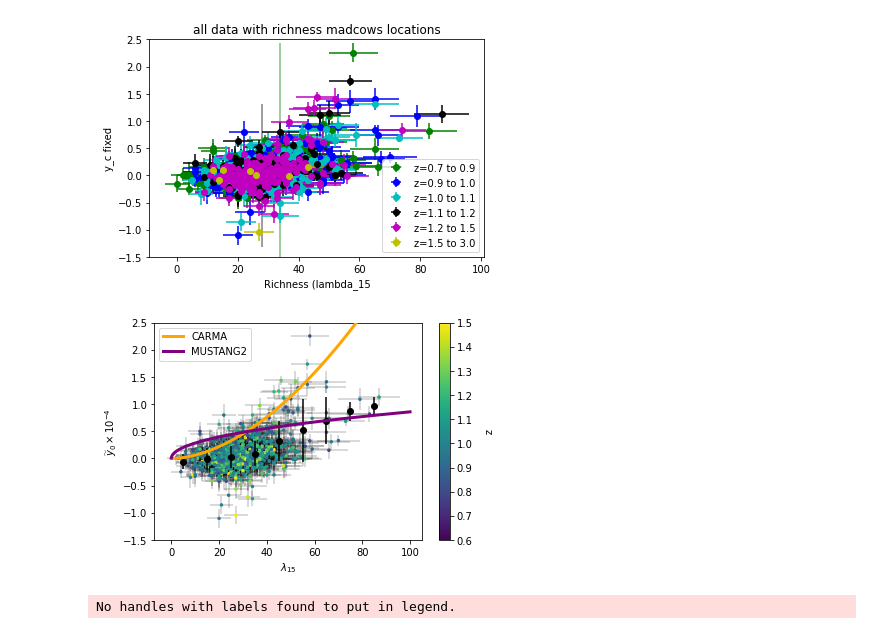
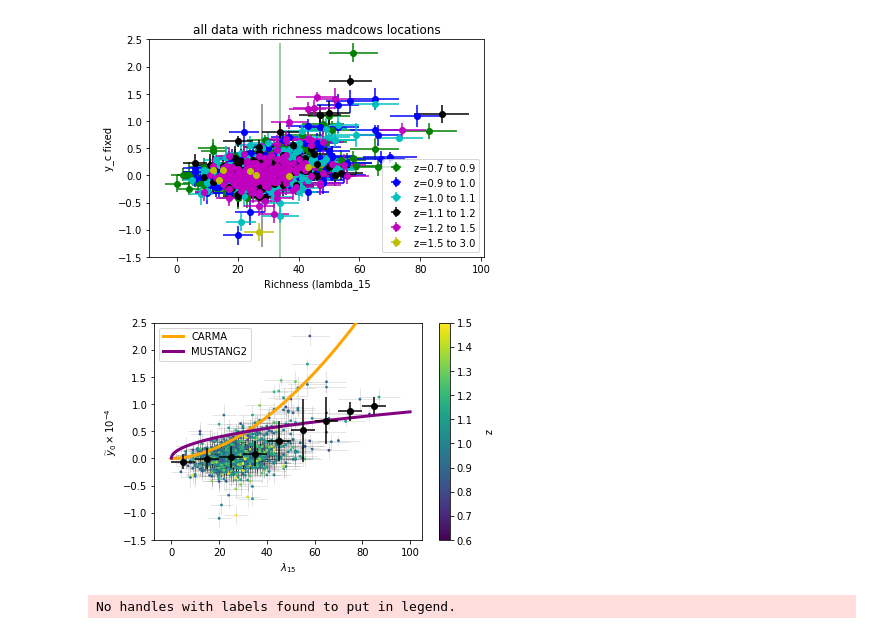
Before and after one commit to Sulla2012/madcowsclusters, a Jupyter notebook: fig6.ipynb, the cells around one changed output. Cells and saved outputs as stored; diff of their text form; code cells hidden in the pictures.

```diff
--- a/fig6.ipynb
+++ b/fig6.ipynb
@@ -163,37 +163,38 @@ for rr in range(len(rl)-1) :
         plt.scatter(richness[gi_rich1], act[1].data[gi_rich1]['fixed_y_c'], c = mc_z[gi_rich1], zorder = 2, vmin = 0, vmax = 2)
         plt.errorbar(richness[gi_rich1],act[1].data[gi_rich1]['fixed_y_c'],xerr=richness_e[gi_rich1],yerr=np.abs(act[1].data[gi_rich1]['fixed_err_y_c']),fmt='o', alpha = 0.5, color = 'black', zorder = 1)#,color=colours[rr])#,label='z={} to {}'.format(rl[rr],rl[rr+1]))
     yzw[rr]=1.0/np.sqrt(np.sum(1.0/act[1].data[gi_rich1]['fixed_err_y_c']**2))
     yz[rr]=np.sum(act[1].data[gi_rich1]['fixed_y_c']/act[1].data[gi_rich1]['fixed_err_y_c']**2)/np.sum(1.0/act[1].data[gi_rich1]['fixed_err_y_c']**2)
     n[rr]=gi_rich1.shape[0]
 """
 gi_rich1=np.where((richness > 0) & (richness < 5e4) & (np.abs(act[1].data[:]['fixed_err_y_c']) <= 0.75))[0]
 #plt.scatter(richness[gi_rich1], act[1].data[gi_rich1]['fixed_y_c'], zorder = 2, c = 'green', s = 1)
-plt.scatter(richness[gi_rich1], act[1].data[gi_rich1]['fixed_y_c'], zorder = 2, s = 6, c = mc_z[gi_rich1], vmin = 0.6, vmax = 1.5)
+plt.scatter(richness[gi_rich1], act[1].data[gi_rich1]['fixed_y_c'], zorder = 2, s = 3, c = mc_z[gi_rich1], vmin = 0.6, vmax = 1.5)
 plt.errorbar(richness[gi_rich1],act[1].data[gi_rich1]['fixed_y_c'],xerr=richness_e[gi_rich1],yerr=np.abs(act[1].data[gi_rich1]['fixed_err_y_c']),
-             fmt='o', alpha = 0.2, ecolor = 'black', zorder = 1, ms = 1)#,color=colours[rr])#,label='z={} to {}'.format(rl[rr],rl[rr+1]))
+             fmt='o', alpha = 0.2, ecolor = 'black', zorder = 1, ms = 1, elinewidth = 0.5)#,color=colours[rr])#,label='z={} to {}'.format(rl[rr],rl[rr+1]))
 
 r_bins = np.arange(5,95, 10)
 r_binned = np.zeros(len(r_bins))
 r_binned_err = np.zeros(len(r_bins))
 for i, rmean in enumerate(r_bins):
     flags = np.where((richness > (rmean-5)) & (richness <= (rmean+5)))[0]
     r_binned[i] = np.mean(act[1].data[flags]['fixed_y_c'])
     r_binned_err[i] = np.std(act[1].data[flags]['fixed_y_c'])
 
-plt.errorbar(r_bins, r_binned, yerr = r_binned_err, zorder = 4, linestyle = 'none', fmt='o', alpha = 1, color = 'black')
+plt.errorbar(r_bins, r_binned, xerr = 5, yerr = r_binned_err, zorder = 11, linestyle = 'none', fmt='o', alpha = 1, color = 'black')
 
 
 cbar = plt.colorbar()
 cbar.set_label('z', rotation=270, labelpad = 20)
 
 plt.plot(x0,MtoY0(mass_from_richness(x0), z = 0.4)*1e4, label='CARMA', color = 'orange', zorder = 10, linewidth = 3)
 plt.plot(x0,MtoY0(mass_from_richness2(x0), z = 0.4)*1e4, label='MUSTANG2', color = 'purple', zorder = 10, linewidth = 3)
 plt.ylabel(r'$\widetilde{y}_0\times 10^{-4}$')
 plt.xlabel(r'$\lambda_{15}$')
 plt.legend()
 plt.savefig('./plots/ACT_y0_forced_by_z_no_large_err.pdf')
+#plt.savefig('./plots/ACT_y0_forced_for_site_visit.png', dpi = 300)
 # %% [output]
-[figure, old version]
+[figure, new version]
 # %%
 plt.xlabel('Richness (lambda_15')
 plt.ylabel('y_c fixed')
```
Also changed, not shown: 2 other files.
